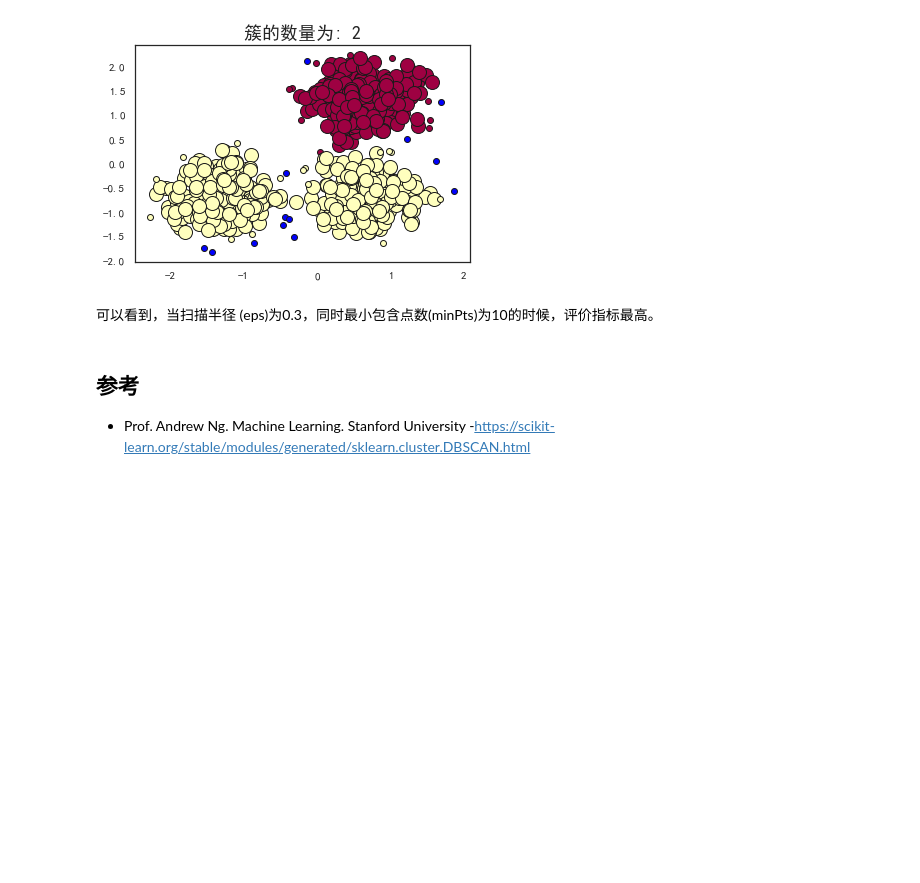
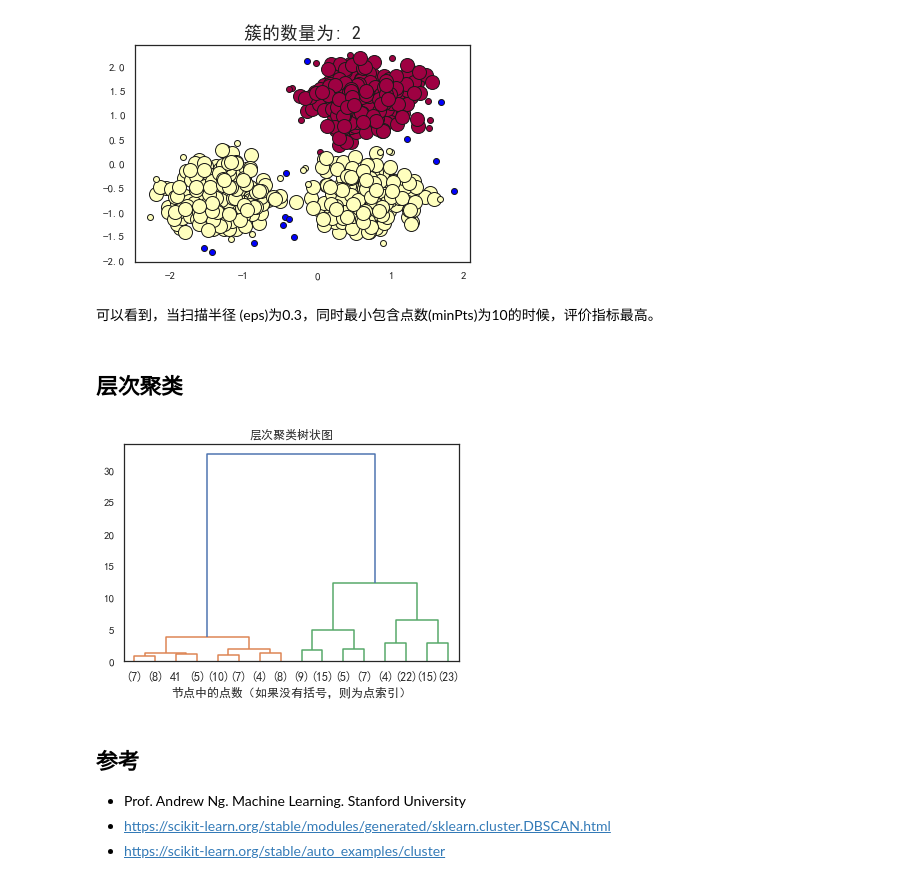
Before and after one commit to fengdu78/WZU-machine-learning-course, a Jupyter notebook: code/lesson11-code-聚类/WZU-ML-lesson11-Clustering.ipynb, the cells around one changed output. Drawn from its saved outputs; the diff is of its cells as text; code cells hidden in the pictures; blank space fills up the shorter version.

```diff
--- a/code/lesson11-code-聚类/WZU-ML-lesson11-Clustering.ipynb
+++ b/code/lesson11-code-聚类/WZU-ML-lesson11-Clustering.ipynb
@@ -408,7 +408,56 @@ AMI(Adjusted Mutual Information): 0.6495
 [figure]
 # %% [markdown]
 可以看到，当扫描半径 (eps)为0.3，同时最小包含点数(minPts)为10的时候，评价指标最高。
+# %% [markdown]
+## 层次聚类
+# %%
+import numpy as np
+import matplotlib.pyplot as plt
+plt.rcParams['font.sans-serif']=['SimHei'] #用来正常显示中文标签
+plt.rcParams['axes.unicode_minus']=False #用来正常显示负号
+from scipy.cluster.hierarchy import dendrogram
+from sklearn.datasets import load_iris
+from sklearn.cluster import AgglomerativeClustering
+# %%
+def plot_dendrogram(model, **kwargs):
+    # 创建链接矩阵，然后绘制树状图
+
+    # 创建每个节点下的样本计数
+    counts = np.zeros(model.children_.shape[0])
+    n_samples = len(model.labels_)
+    for i, merge in enumerate(model.children_):
+        current_count = 0
+        for child_idx in merge:
+            if child_idx < n_samples:
+                current_count += 1  # leaf node
+            else:
+                current_count += counts[child_idx - n_samples]
+        counts[i] = current_count
+
+    linkage_matrix = np.column_stack(
+        [model.children_, model.distances_, counts]
+    ).astype(float)
+
+    # 绘制相应的树状图
+    dendrogram(linkage_matrix, **kwargs)
+# %%
+iris = load_iris()
+X = iris.data
+# %%
+# 设置距离阈值=0可确保计算完整的树。
+model = AgglomerativeClustering(distance_threshold=0, n_clusters=None)
+
+model = model.fit(X)
+# %%
+plt.title("层次聚类树状图")
+# 绘制树状图的前三级
+plot_dendrogram(model, truncate_mode="level", p=3)
+plt.xlabel("节点中的点数（如果没有括号，则为点索引）")
+plt.show()
+# %% [output]
+[figure, added]
 # %% [markdown]
 ## 参考
 - Prof. Andrew Ng. Machine Learning. Stanford University
--https://scikit-learn.org/stable/modules/generated/sklearn.cluster.DBSCAN.html
+- https://scikit-learn.org/stable/modules/generated/sklearn.cluster.DBSCAN.html
+- https://scikit-learn.org/stable/auto_examples/cluster
```
Also changed, not shown: parts of 2 cells of this notebook.
